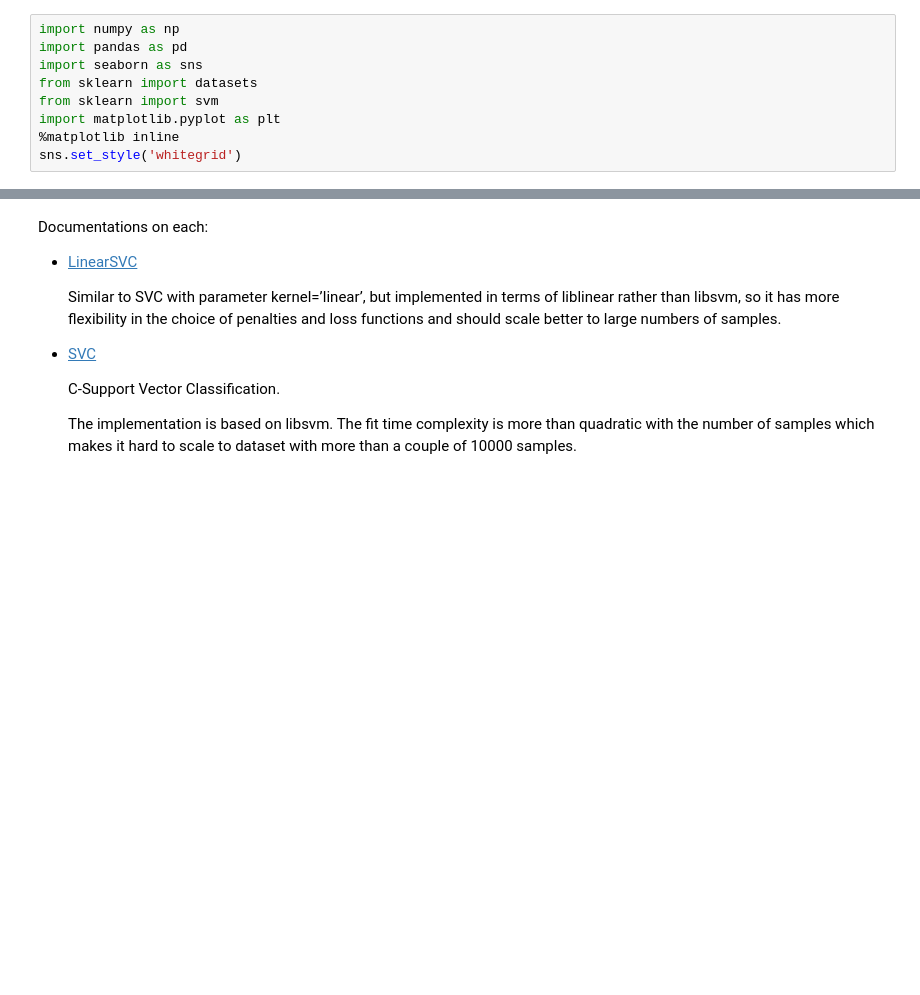
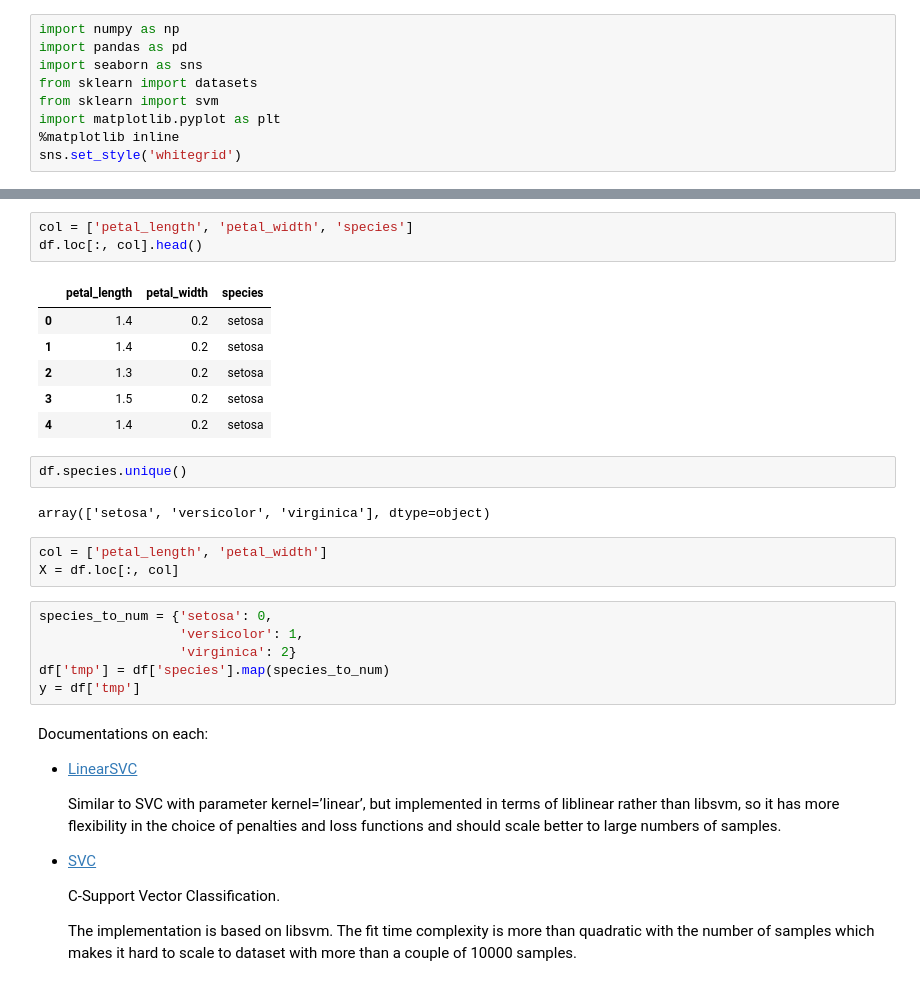
Before and after one commit to HvyD/ML-with-SciKit-Learn, a Jupyter notebook: SciKit Learn ML - Regression, Classification, SVM, Tree and kNN.ipynb, the cells around one changed output, grey strips where cells are left out. Drawn from its saved outputs; the diff is of its cells as text; blank space fills up the shorter version.

```diff
--- a/SciKit Learn ML - Regression, Classification, SVM, Tree and kNN.ipynb
+++ b/SciKit Learn ML - Regression, Classification, SVM, Tree and kNN.ipynb
@@ -876,3 +886,26 @@ sns.set_style('whitegrid')
+# %%
+col = ['petal_length', 'petal_width', 'species']
+df.loc[:, col].head()
+# %% [output]
+|  | petal_length | petal_width | species |
+| 0 | 1.4 | 0.2 | setosa |
+| 1 | 1.4 | 0.2 | setosa |
+| 2 | 1.3 | 0.2 | setosa |
+| 3 | 1.5 | 0.2 | setosa |
+| 4 | 1.4 | 0.2 | setosa |
+# %%
+df.species.unique()
+# %% [output]
+array(['setosa', 'versicolor', 'virginica'], dtype=object)
+# %%
+col = ['petal_length', 'petal_width']
+X = df.loc[:, col]
+# %%
+species_to_num = {'setosa': 0,
+                  'versicolor': 1,
+                  'virginica': 2}
+df['tmp'] = df['species'].map(species_to_num)
+y = df['tmp']
 # %% [markdown]
 Documentations on each:
 
```
Also changed, not shown: parts of 5 cells of this notebook.
